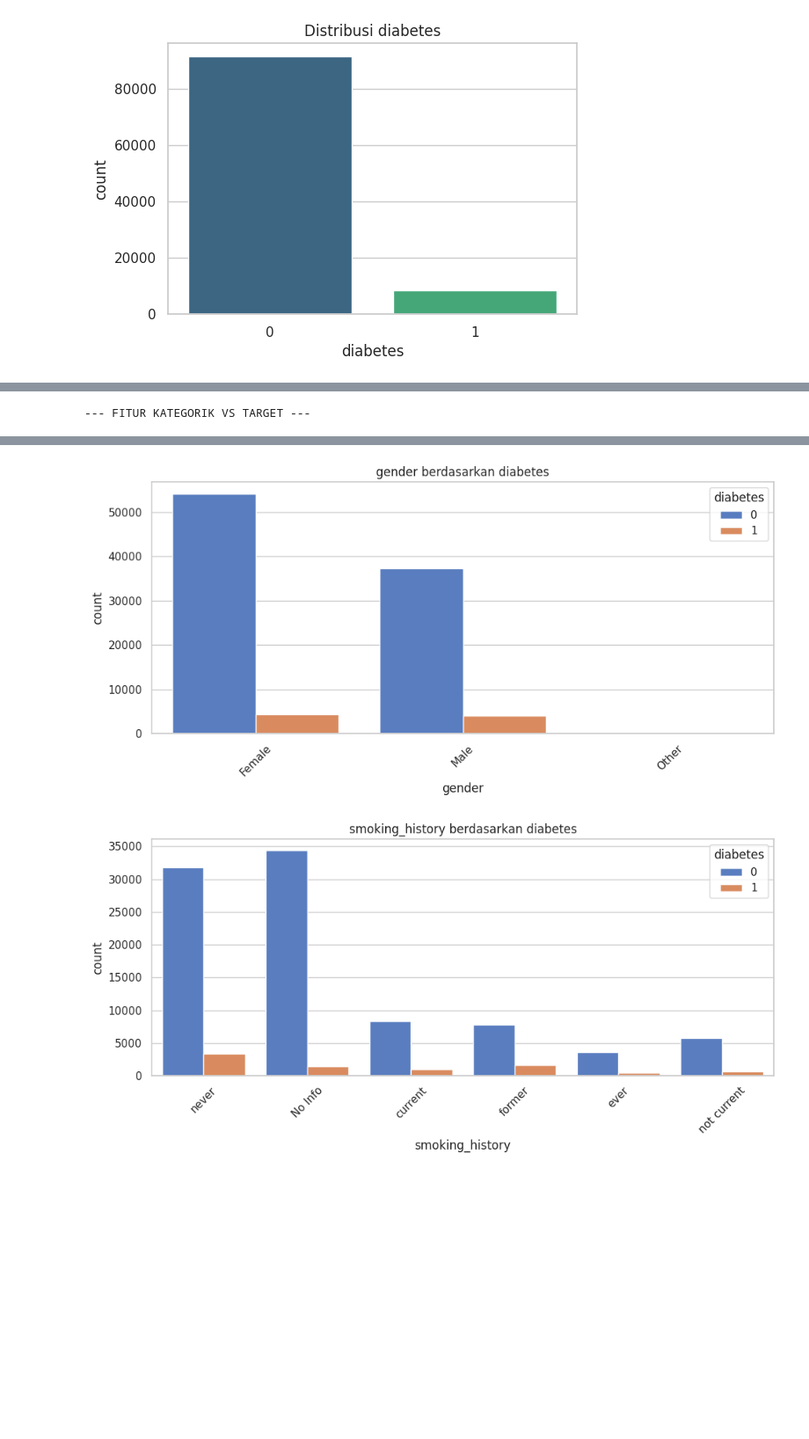
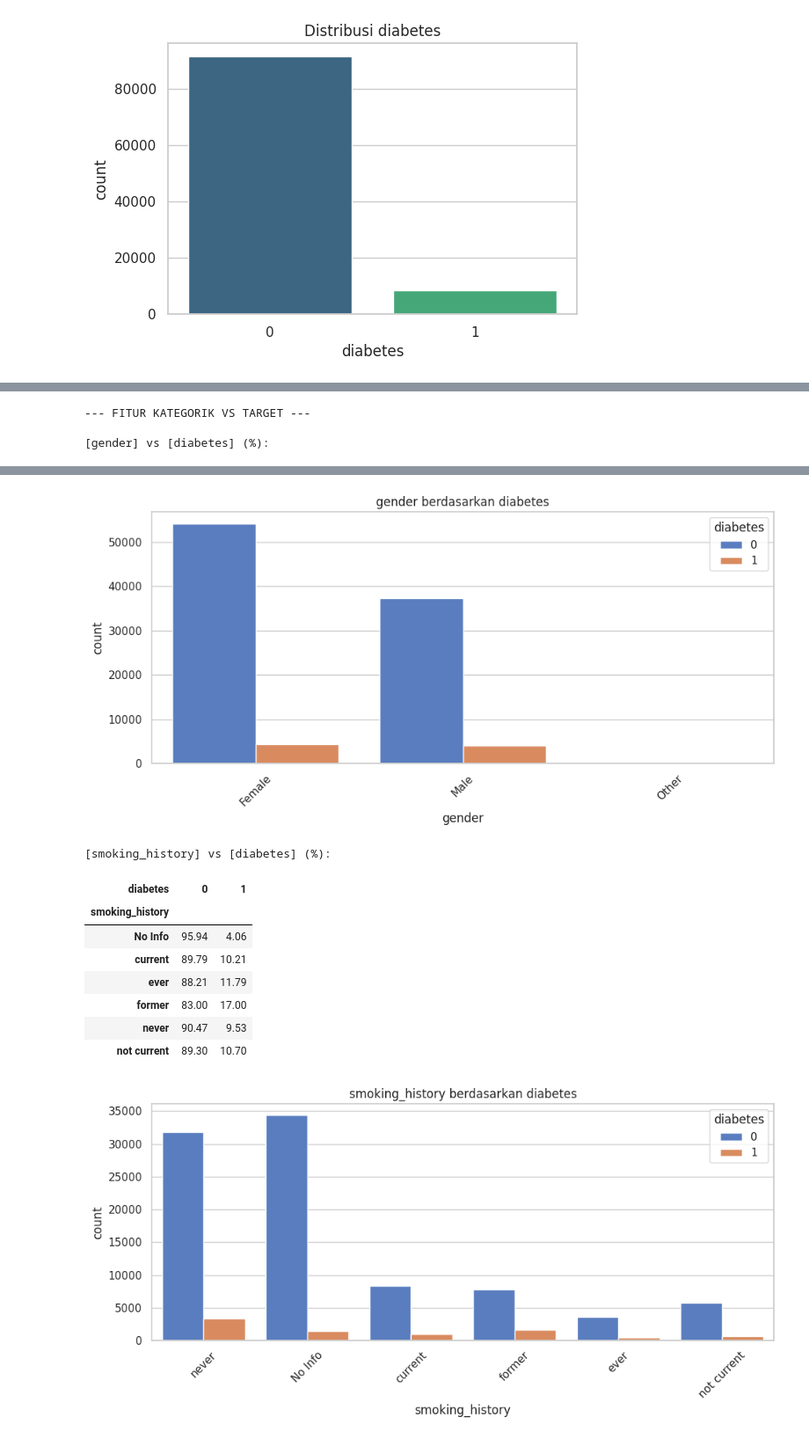
Before and after one commit to aariffaqiih/temp, a Jupyter notebook: Untitled14.ipynb, the cells around one changed output, grey strips where cells are left out. Shown at 88% size. Saved outputs shown, nothing was run; the diff lists cells and outputs as text; code cells hidden in the pictures; blank space fills up the shorter version.

```diff
--- a/Untitled14.ipynb
+++ b/Untitled14.ipynb
@@ -145,6 +145,15 @@ if numerik:
     axes = axes.flatten()
 
     for i, col in enumerate(numerik):
+        # Representasi Teks: Statistik per fitur
+        stats = df[col].describe()
+        print(f"\n[{col}]")
+        print(f"  Mean: {stats['mean']:.2f} | Std: {stats['std']:.2f}")
+        print(f"  Min: {stats['min']:.2f} | Median: {stats['50%']:.2f} | Max: {stats['max']:.2f}")
+        skewness = df[col].skew()
+        print(f"  Skewness: {skewness:.2f} ({'Simetris' if abs(skewness) < 0.5 else 'Miring Kanan' if skewness > 0 else 'Miring Kiri'})")
+
+        # Chart
         sns.histplot(data=df, x=col, kde=True, ax=axes[i], color='steelblue')
         axes[i].set_title(f"Distribusi: {col}")
 
@@ -160,6 +185,12 @@ if numerik:
 if kategorik and target_col in df.columns:
     print("\n--- FITUR KATEGORIK VS TARGET ---")
     for col in kategorik:
+        # Representasi Teks: Crosstab persentase
+        print(f"\n[{col}] vs [{target_col}] (%):")
+        ct = pd.crosstab(df[col], df[target_col], normalize='index').round(4) * 100
+        display(ct)
+
+        # Chart
         plt.figure(figsize=(10, 5))
         sns.countplot(data=df, x=col, hue=target_col, palette="muted")
         plt.title(f"{col} berdasarkan {target_col}")
@@ -168,3 +199,5 @@ if kategorik and target_col in df.columns:
         plt.show()
 # %% [output]
 --- FITUR KATEGORIK VS TARGET ---
+
+[gender] vs [diabetes] (%):
@@ -171,4 +209,13 @@ if kategorik and target_col in df.columns:
 [figure]
+[smoking_history] vs [diabetes] (%):
+| diabetes | 0 | 1 |
+| smoking_history |  |  |
+| No Info | 95.94 | 4.06 |
+| current | 89.79 | 10.21 |
+| ever | 88.21 | 11.79 |
+| former | 83.00 | 17.00 |
+| never | 90.47 | 9.53 |
+| not current | 89.30 | 10.70 |
 [figure]
 # %%
 if len(numerik) > 1:
```
Also changed, not shown: parts of 8 cells of this notebook.
